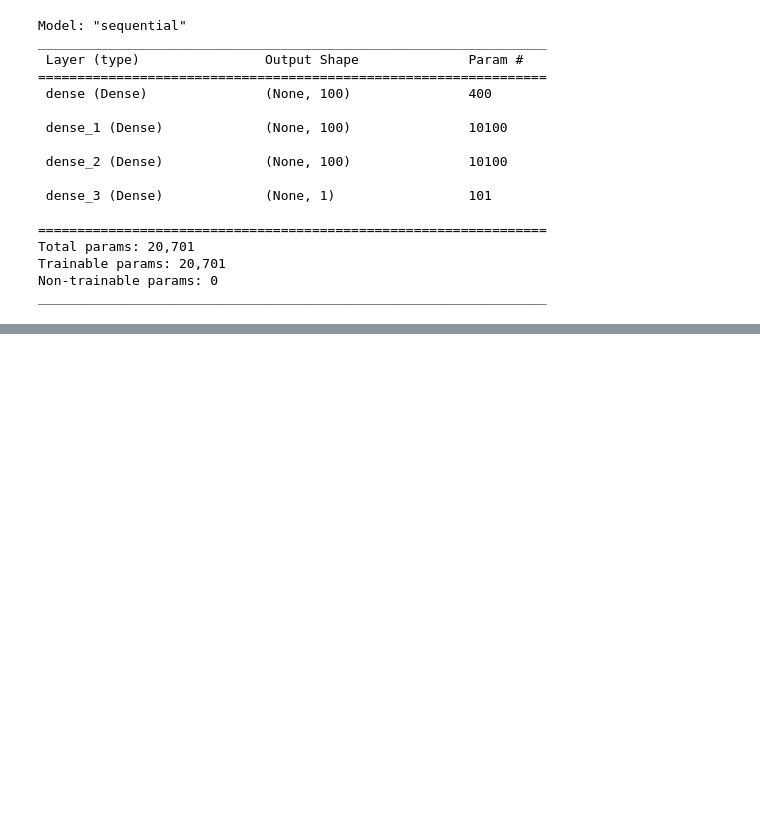
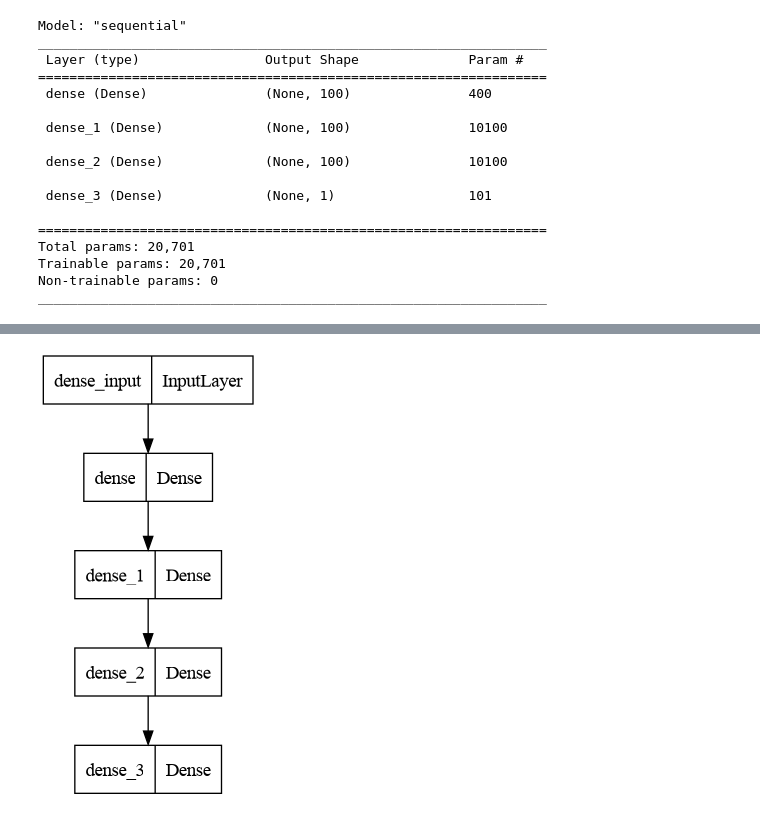
Before and after one commit to sandyherho/time_series_learning, a Jupyter notebook: deepCO2/co2_emission_forecast.ipynb, the cells around one changed output, grey strips where cells are left out. Drawn from its saved outputs; the diff is of its cells as text; code cells hidden in the pictures; blank space fills up the shorter version.

```diff
--- a/deepCO2/co2_emission_forecast.ipynb
+++ b/deepCO2/co2_emission_forecast.ipynb
@@ -1003,0 +1022,4 @@ _________________________________________________________________
+# %%
+plot_model(deep_model_indicator["BRA"])
+# %% [output]
+[figure, added]
```
Also changed, not shown: parts of 7 cells of this notebook, 3 other files.
